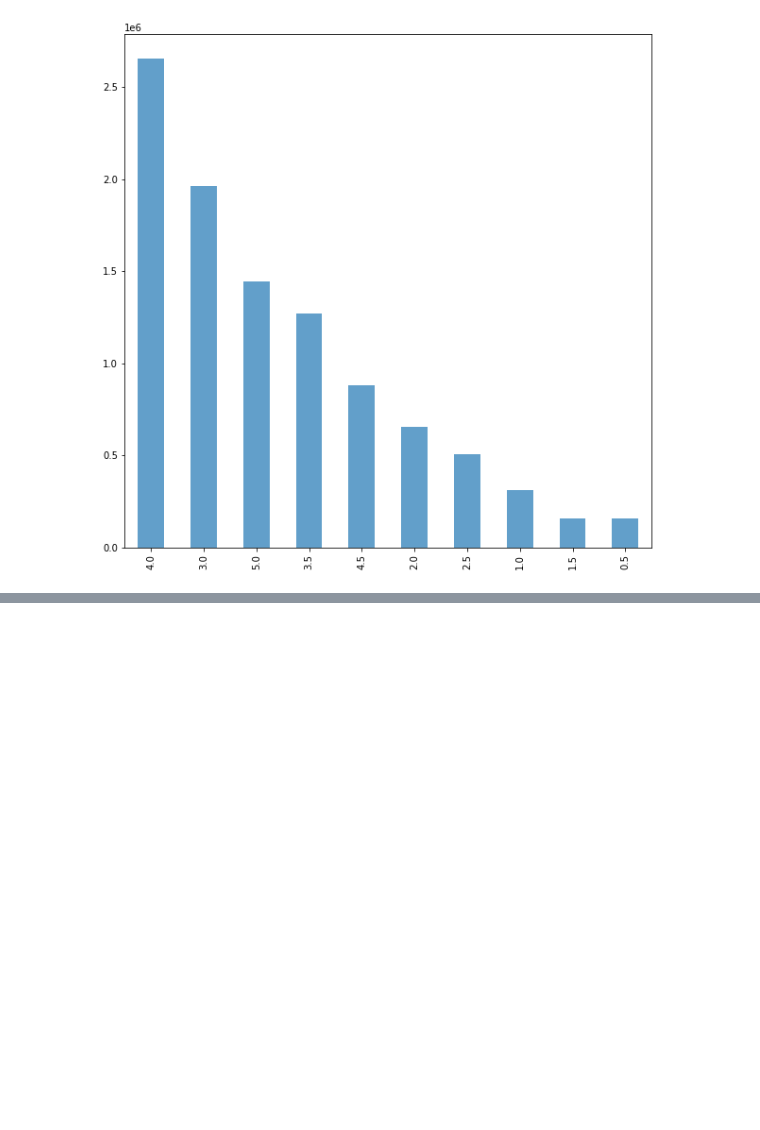
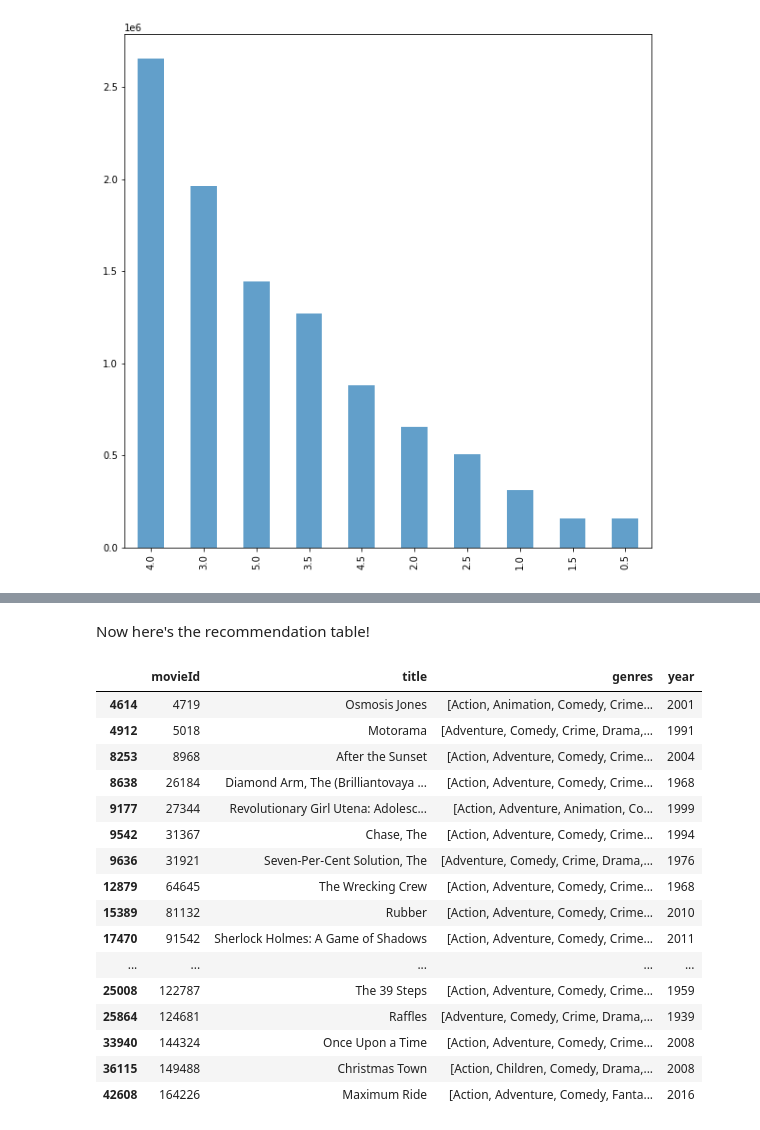
Before and after one commit to johnsiphiwe/unsupervised-predict-streamlit-template, a Jupyter notebook: Notebook.ipynb, the cells around one changed output, grey strips where cells are left out. Drawn from its saved outputs; the diff is of its cells as text; code cells hidden in the pictures; blank space fills up the shorter version.

```diff
--- a/Notebook.ipynb
+++ b/Notebook.ipynb
@@ -396,0 +615,5 @@ Turn lists of features into numerical representations
+# %%
+#Dot produt to get weights
+userProfile = userGenreTable.transpose().dot(inputMovies['rating'])
+#The user profile
+userProfile
@@ -396,0 +642,6 @@ Turn lists of features into numerical representations
+# %%
+#Now let's get the genres of every movie in our original dataframe
+genreTable = moviesWithGenres_df.set_index(moviesWithGenres_df['movieId'])
+#And drop the unnecessary information
+genreTable = genreTable.drop('movieId', 1).drop('title', 1).drop('genres', 1).drop('year', 1)
+genreTable.head()
@@ -396,0 +660,4 @@ Turn lists of features into numerical representations
+# %%
+#Multiply the genres by the weights and then take the weighted average
+recommendationTable_df = ((genreTable*userProfile).sum(axis=1))/(userProfile.sum())
+recommendationTable_df.head()
@@ -396,0 +672,5 @@ Turn lists of features into numerical representations
+# %%
+#Sort our recommendations in descending order
+recommendationTable_df = recommendationTable_df.sort_values(ascending=False)
+#Just a peek at the values
+recommendationTable_df.head()
@@ -396,0 +685,23 @@ Turn lists of features into numerical representations
+# %% [markdown]
+Now here's the recommendation table!
+# %%
+#The final recommendation table
+movies_df.loc[movies_df['movieId'].isin(recommendationTable_df.head(20).keys())]
+# %% [output]
+|  | movieId | title | genres | year |
+| 4614 | 4719 | Osmosis Jones | [Action, Animation, Comedy, Crime... | 2001 |
+| 4912 | 5018 | Motorama | [Adventure, Comedy, Crime, Drama,... | 1991 |
+| 8253 | 8968 | After the Sunset | [Action, Adventure, Comedy, Crime... | 2004 |
+| 8638 | 26184 | Diamond Arm, The (Brilliantovaya ... | [Action, Adventure, Comedy, Crime... | 1968 |
+| 9177 | 27344 | Revolutionary Girl Utena: Adolesc... | [Action, Adventure, Animation, Co... | 1999 |
+| 9542 | 31367 | Chase, The | [Action, Adventure, Comedy, Crime... | 1994 |
+| 9636 | 31921 | Seven-Per-Cent Solution, The | [Adventure, Comedy, Crime, Drama,... | 1976 |
+| 12879 | 64645 | The Wrecking Crew | [Action, Adventure, Comedy, Crime... | 1968 |
+| 15389 | 81132 | Rubber | [Action, Adventure, Comedy, Crime... | 2010 |
+| 17470 | 91542 | Sherlock Holmes: A Game of Shadows | [Action, Adventure, Comedy, Crime... | 2011 |
+| ... | ... | ... | ... | ... |
+| 25008 | 122787 | The 39 Steps | [Action, Adventure, Comedy, Crime... | 1959 |
+| 25864 | 124681 | Raffles | [Adventure, Comedy, Crime, Drama,... | 1939 |
+| 33940 | 144324 | Once Upon a Time | [Action, Adventure, Comedy, Crime... | 2008 |
+| 36115 | 149488 | Christmas Town | [Action, Children, Comedy, Drama,... | 2008 |
+| 42608 | 164226 | Maximum Ride | [Action, Adventure, Comedy, Fanta... | 2016 |
```
Also changed, not shown: parts of 109 cells of this notebook.
